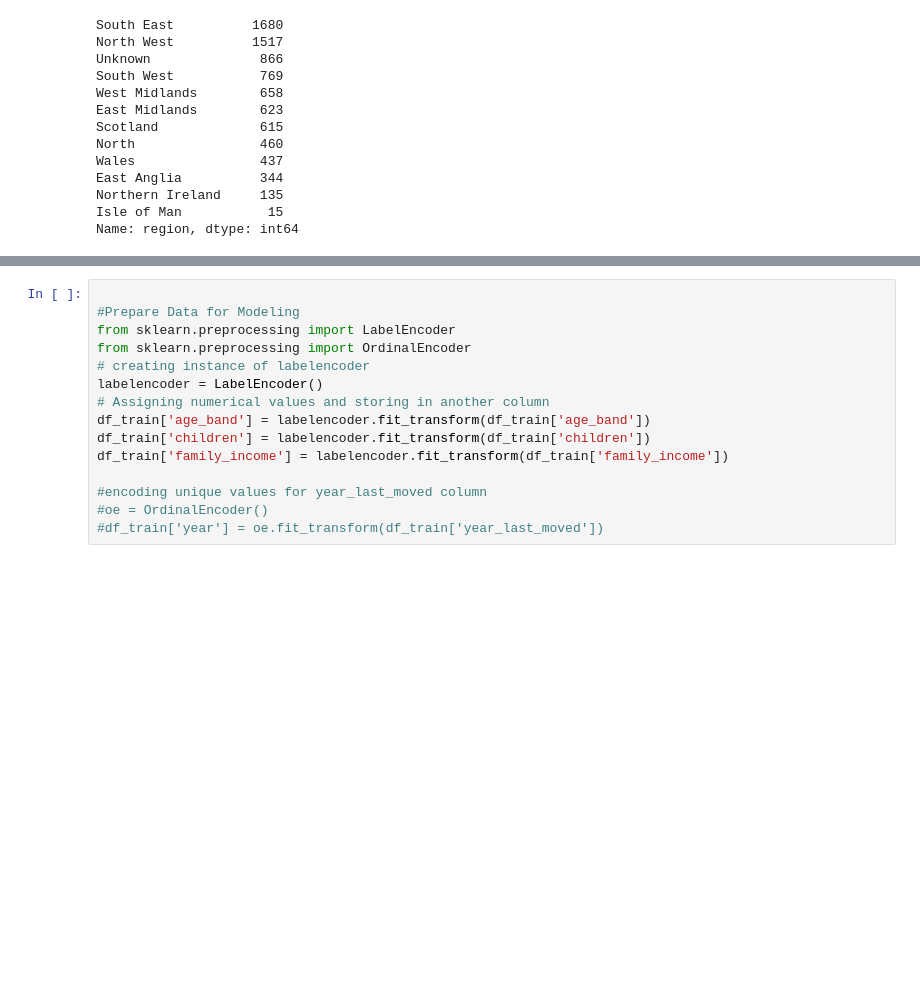
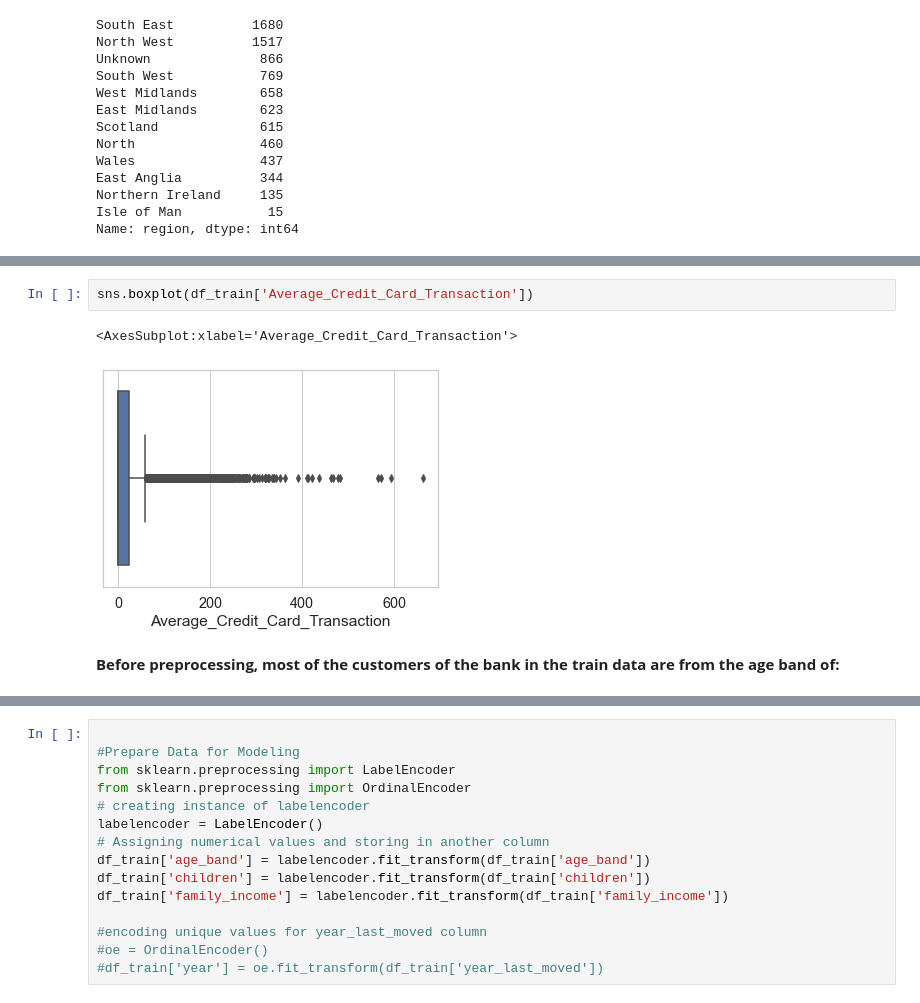
Before and after one commit to Karunakarbugide/Customer-Classification, a Jupyter notebook: customerClassification.ipynb, the cells around one changed output, grey strips where cells are left out. Cells and saved outputs as stored; diff of their text form; blank space fills up the shorter version.

```diff
--- a/customerClassification.ipynb
+++ b/customerClassification.ipynb
@@ -730,0 +834,7 @@ Name: region, dtype: int64
+# %%
+sns.boxplot(df_train['Average_Credit_Card_Transaction'])
+# %% [output]
+<AxesSubplot:xlabel='Average_Credit_Card_Transaction'>
+[figure, added]
+# %% [markdown]
+**Before preprocessing, most of the customers of the bank in the train data are from the age band of:**
```
Also changed, not shown: parts of 31 cells of this notebook, 1 other file.
